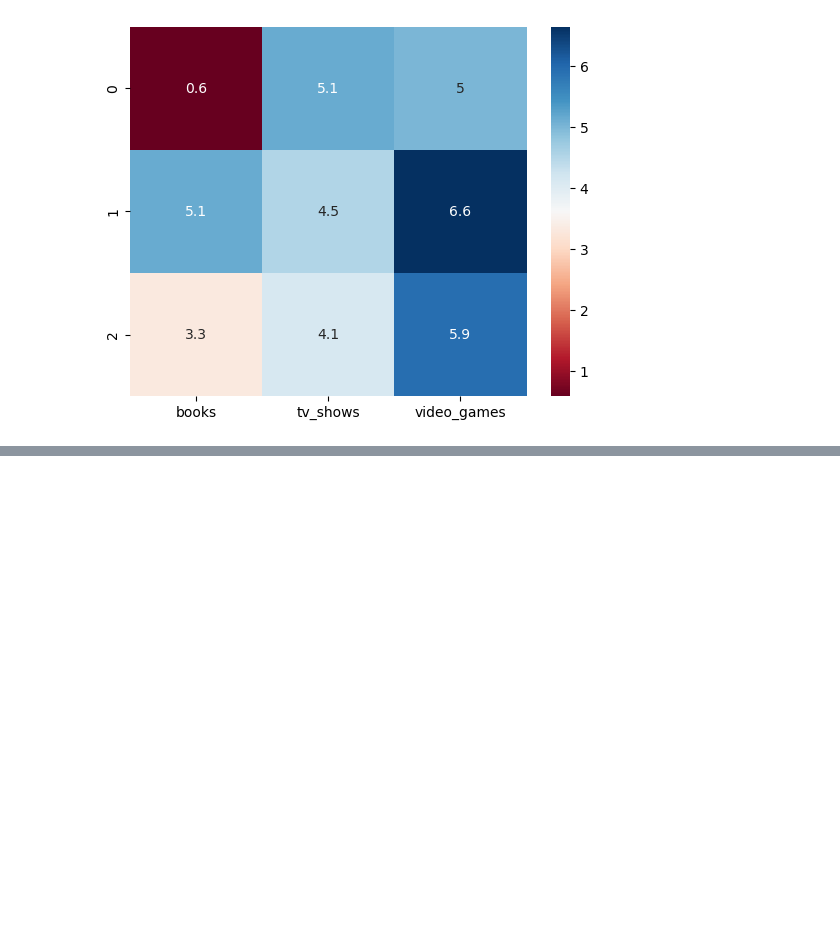
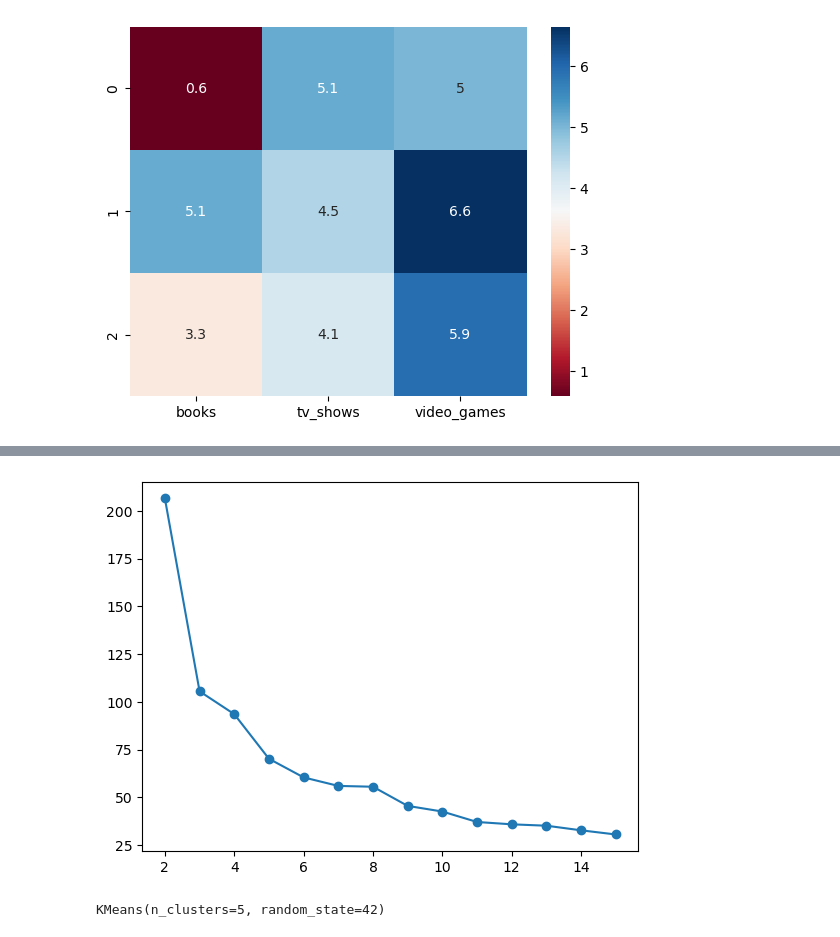
Before and after one commit to Camiloesp/PythonDataScience_UnsupervisedML, a Jupyter notebook: 2_Clustering.ipynb, the cells around one changed output, grey strips where cells are left out. Drawn from its saved outputs; the diff is of its cells as text; code cells hidden in the pictures; blank space fills up the shorter version.

Commit message:
Inertia Plotting

```diff
--- a/2_Clustering.ipynb
+++ b/2_Clustering.ipynb
@@ -191,0 +204,4 @@ sns.heatmap(cluster_centers3, cmap='RdBu', annot=True);
+# %%
+kmeans2 = KMeans(n_clusters=2, n_init='auto', random_state=42)
+kmeans2.fit(data)
+kmeans2.inertia_
@@ -191,0 +210,4 @@ sns.heatmap(cluster_centers3, cmap='RdBu', annot=True);
+# %%
+kmeans3 = KMeans(n_clusters=3, n_init='auto', random_state=42)
+kmeans3.fit(data)
+kmeans3.inertia_
@@ -191,0 +216,8 @@ sns.heatmap(cluster_centers3, cmap='RdBu', annot=True);
+# %%
+inertia_values = []
+
+for k in range(2, 16):
+    kmeans = KMeans(n_clusters=k, n_init='auto', random_state=42)
+    kmeans.fit(data)
+    #print(kmeans.inertia_)
+    inertia_values.append(kmeans.inertia_)
@@ -191,0 +243,6 @@ sns.heatmap(cluster_centers3, cmap='RdBu', annot=True);
+# %%
+inertia_series = pd.Series(inertia_values, index=range(2,16))
+# %%
+inertia_series.plot(marker='o');
+# %% [output]
+[figure, added]
@@ -191,0 +253,4 @@ sns.heatmap(cluster_centers3, cmap='RdBu', annot=True);
+# %%
+kmeans5.fit(data)
+# %% [output]
+KMeans(n_clusters=5, random_state=42)
```
Also changed, not shown: parts of 15 cells of this notebook, 1 other file.
